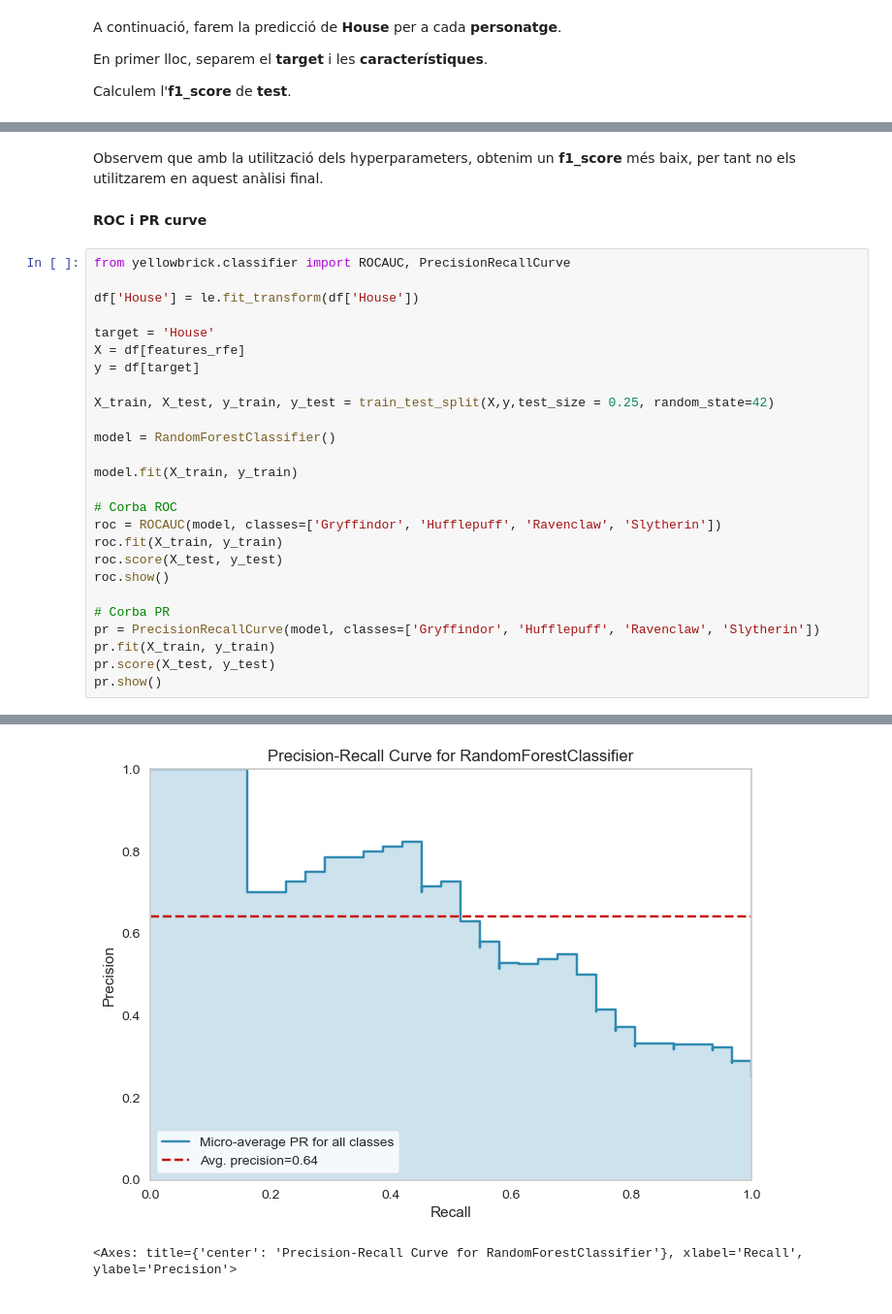
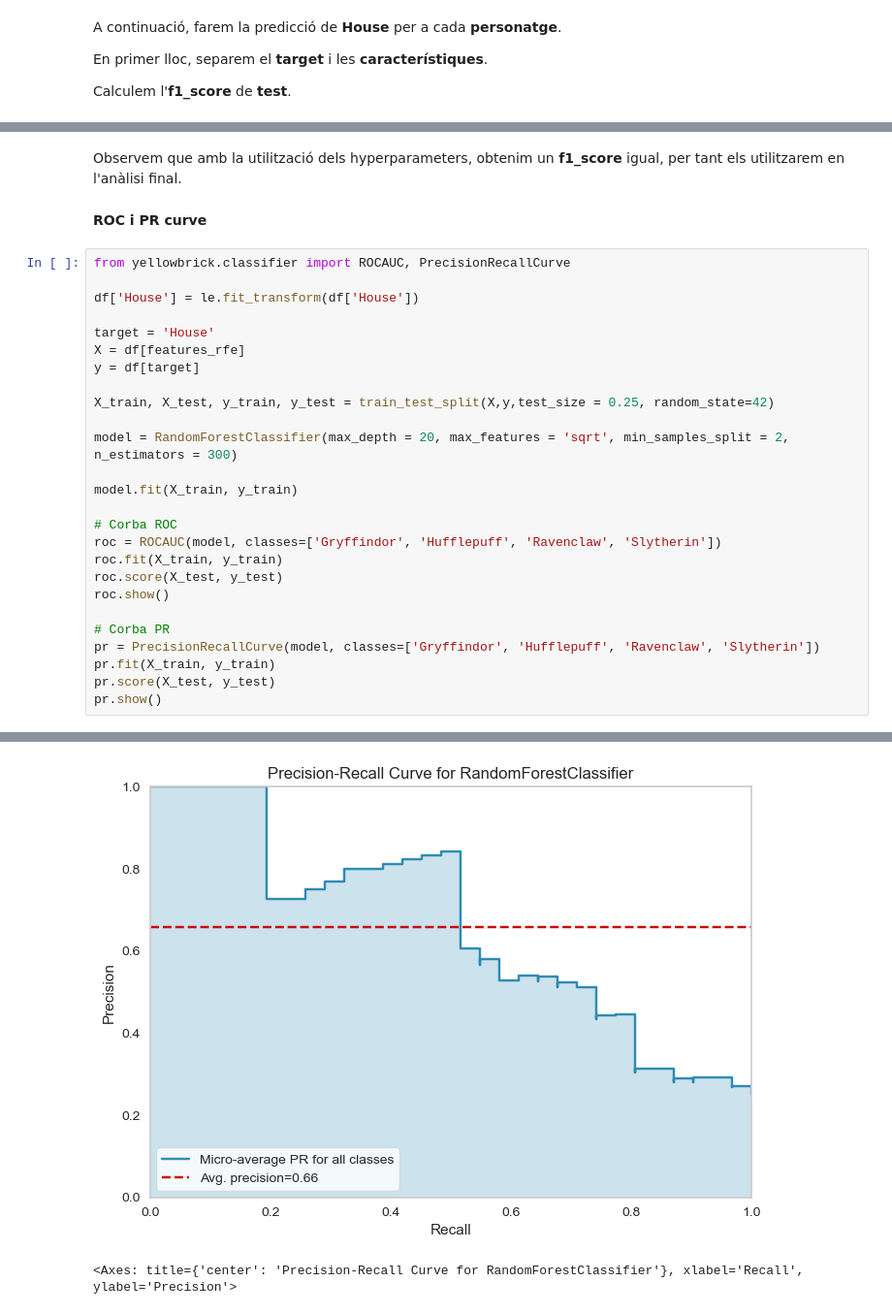
Before and after one commit to HelenaBoneu/HarryPotter, a Jupyter notebook: Harry_Potter.ipynb, the cells around one changed output, grey strips where cells are left out. Shown at 97% size. Drawn from its saved outputs; the diff is of its cells as text.

```diff
--- a/Harry_Potter.ipynb
+++ b/Harry_Potter.ipynb
@@ -1551,5 +1551,5 @@ RF : F1 score mitjana en CV = 0.6563
 # %% [markdown]
-Observem que amb la utilització dels hyperparameters, obtenim un **f1_score** més baix, per tant no els utilitzarem en aquest anàlisi final.
+Observem que amb la utilització dels hyperparameters, obtenim un **f1_score** igual, per tant els utilitzarem en l'anàlisi final.
 # %% [markdown]
 **ROC i PR curve**
 # %%
@@ -1563,7 +1563,7 @@ y = df[target]
 
 X_train, X_test, y_train, y_test = train_test_split(X,y,test_size = 0.25, random_state=42)
 
-model = RandomForestClassifier()
+model = RandomForestClassifier(max_depth = 20, max_features = 'sqrt', min_samples_split = 2, n_estimators = 300)
 
 model.fit(X_train, y_train)
 
@@ -1583,4 +1583,4 @@ pr.show()
-[figure, old version]
+[figure, new version]
 <Axes: title={'center': 'Precision-Recall Curve for RandomForestClassifier'}, xlabel='Recall', ylabel='Precision'>
 # %% [markdown]
 **Confusion Matrix**
```
Also changed, not shown: parts of 10 cells of this notebook.
